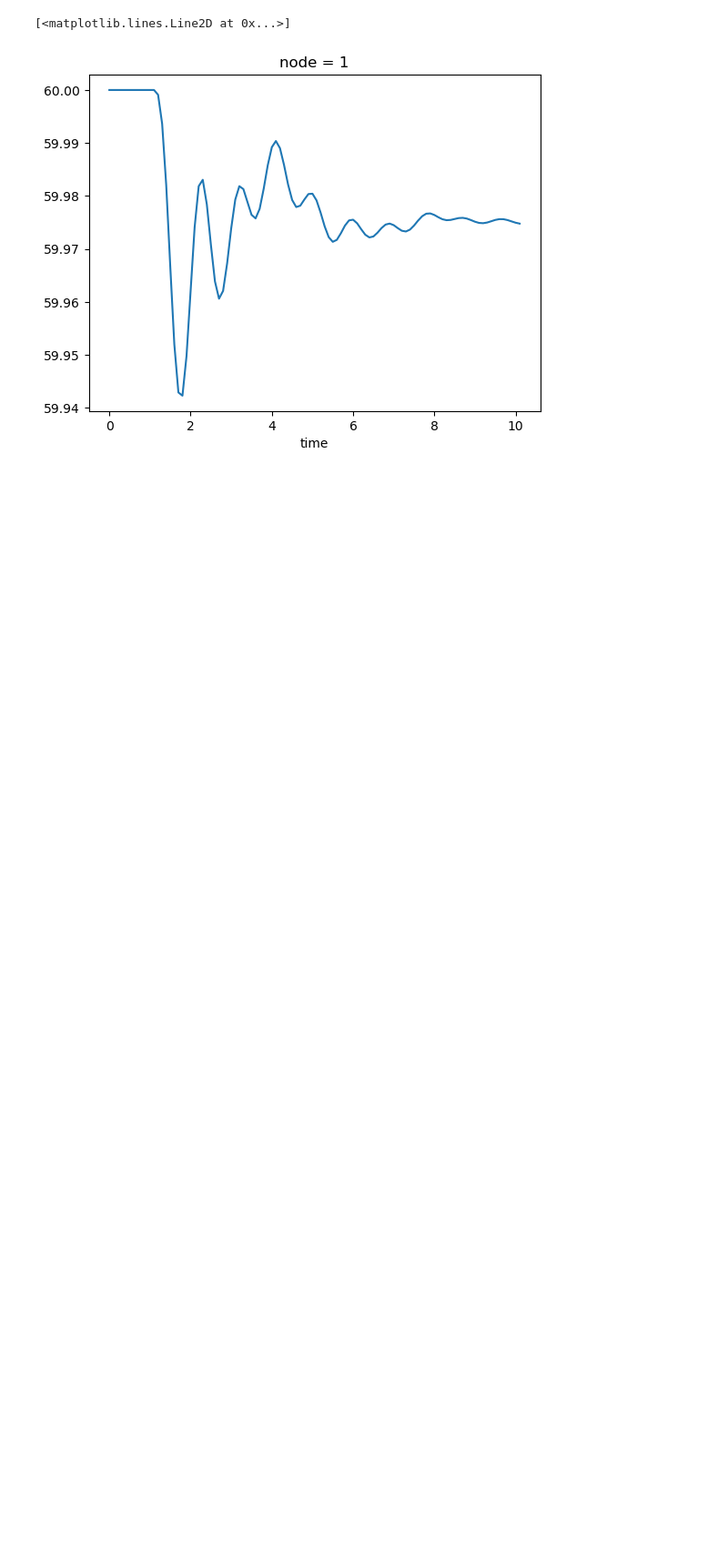
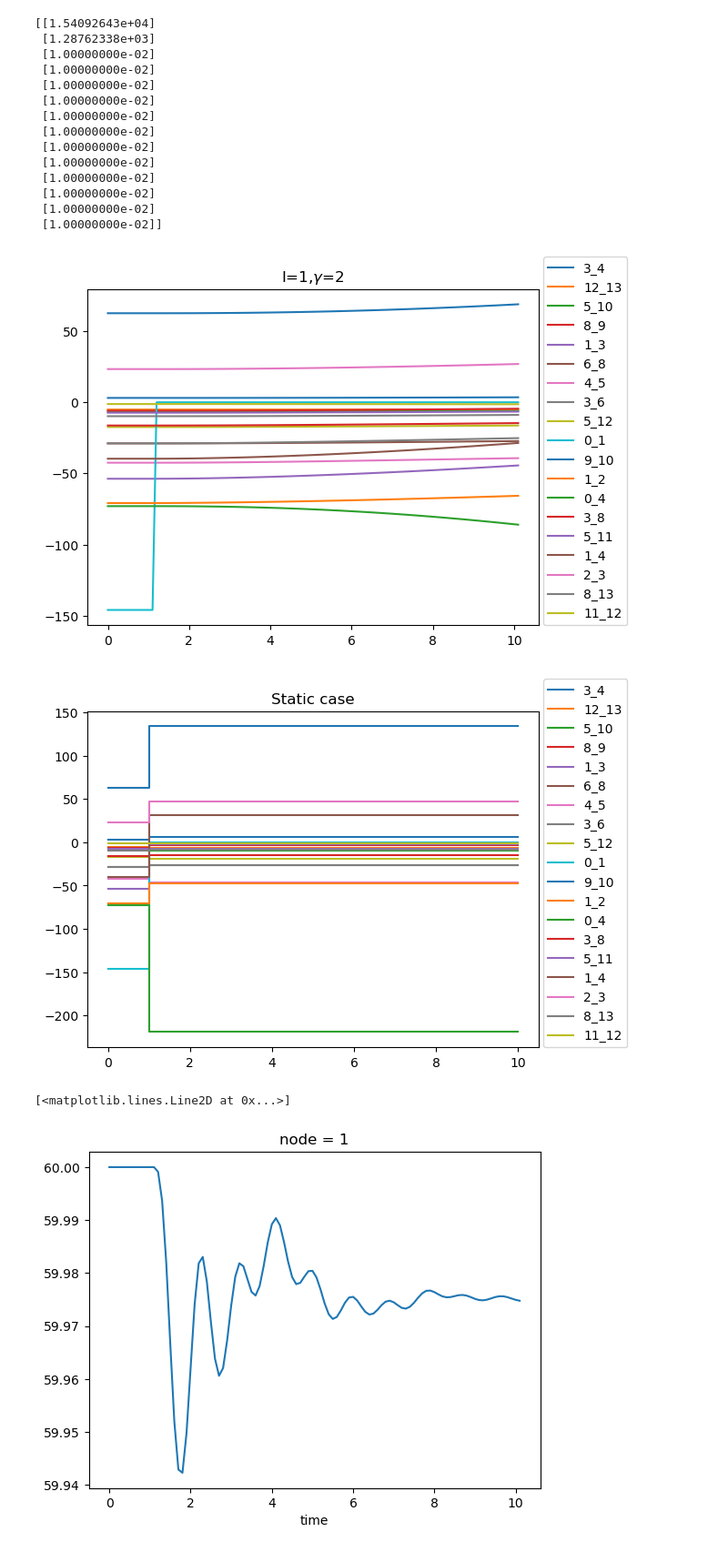
Before and after one commit to gmantegna/modeling-cascading-failure, a Jupyter notebook: notebooks/test case.ipynb, the cells around one changed output. Shown at 91% size. Saved outputs shown, nothing was run; the diff lists cells and outputs as text; code cells hidden in the pictures; blank space fills up the shorter version.

```diff
--- a/notebooks/test case.ipynb
+++ b/notebooks/test case.ipynb
@@ -91,37 +91,54 @@ gamma_array = np.ones(num_buses).reshape(-1,1)*gamma
     alpha=0.5,
     frequency_deviation_threshold=0.6,
     apply_freq_dev_during_sim=False,
-    I=I_array,
-    H=None,
+    I=None,
+    H=5,
     gamma=gamma_array,
     t_max=t_max,
     include_resistive_losses=False,
     ref_freq=60
 )
 import matplotlib.pyplot as plt
 # note cutting (0,1) with alpha=0.5, no frequency deviation threshold, and no resistive losses produces desirable results
 
 # dynamic case
 lines = np.argwhere(np.abs(F.sel(time=0).values)>0)
 lines = list(set([tuple(sorted(line)) for line in lines]))
 fig,ax=plt.subplots()
 for line in lines:
     data= F.sel(node_i=line[0],node_j=line[1])
     plt.plot(data.time,data.values,label="{}_{}".format(line[0],line[1]))
     plt.title("I={},$\gamma$={}".format(I,gamma))
     plt.legend(loc=(1.01,0))
 
 # static case
 lines = np.argwhere(np.abs(flows_static.sel(iteration=0).values)>0)
 lines = list(set([tuple(sorted(line)) for line in lines]))
 fig,ax=plt.subplots()
 for line in lines:
     data= flows_static.sel(node_i=line[0],node_j=line[1])
     iterations = list(data.iteration) + [t_max]
     values = list(data.values) + [data.values[-1]]
     plt.step(iterations,values,label="{}_{}".format(line[0],line[1]),where="post")
     plt.title("Static case")
     plt.legend(loc=(1.01,0))
+# %% [output]
+[[1.54092643e+04]
+ [1.28762338e+03]
+ [1.00000000e-02]
+ [1.00000000e-02]
+ [1.00000000e-02]
+ [1.00000000e-02]
+ [1.00000000e-02]
+ [1.00000000e-02]
+ [1.00000000e-02]
+ [1.00000000e-02]
+ [1.00000000e-02]
+ [1.00000000e-02]
+ [1.00000000e-02]
+ [1.00000000e-02]]
+[figure, added]
+[figure, added]
 # %%
 omega_hz = (omega.sel(node=1) / (2*np.pi)) + 60
 omega_hz.plot()
```
Also changed, not shown: parts of 2 cells of this notebook, 1 other file.
